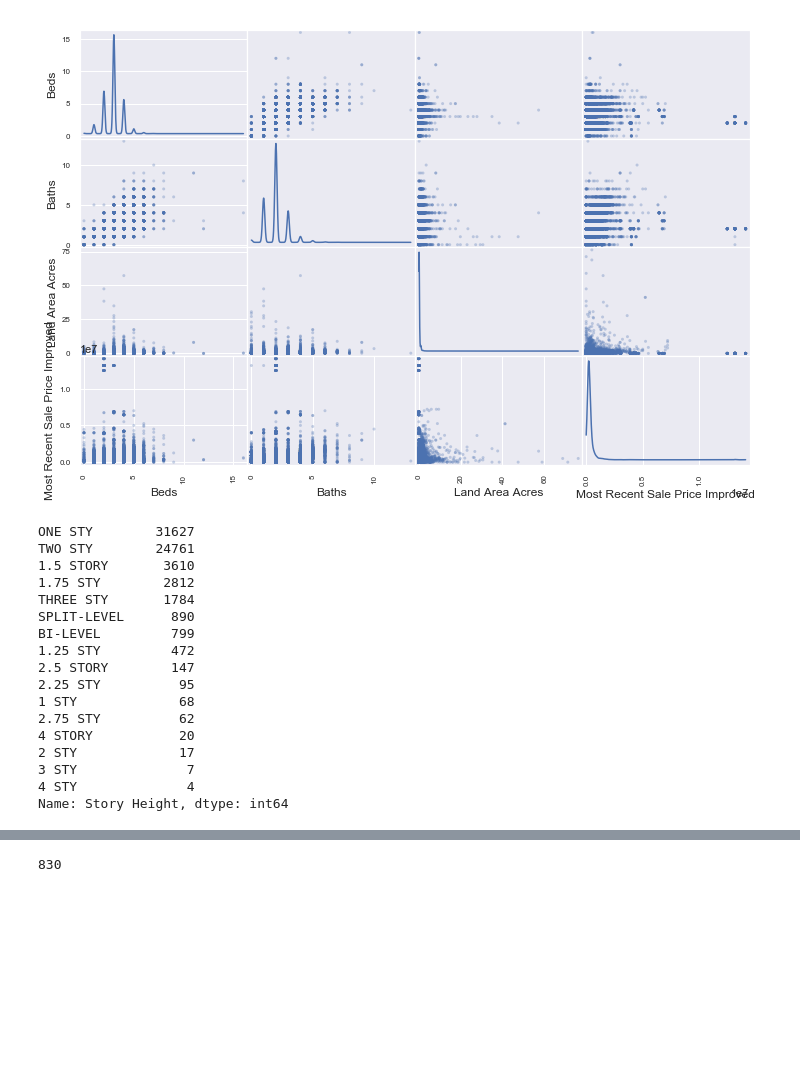
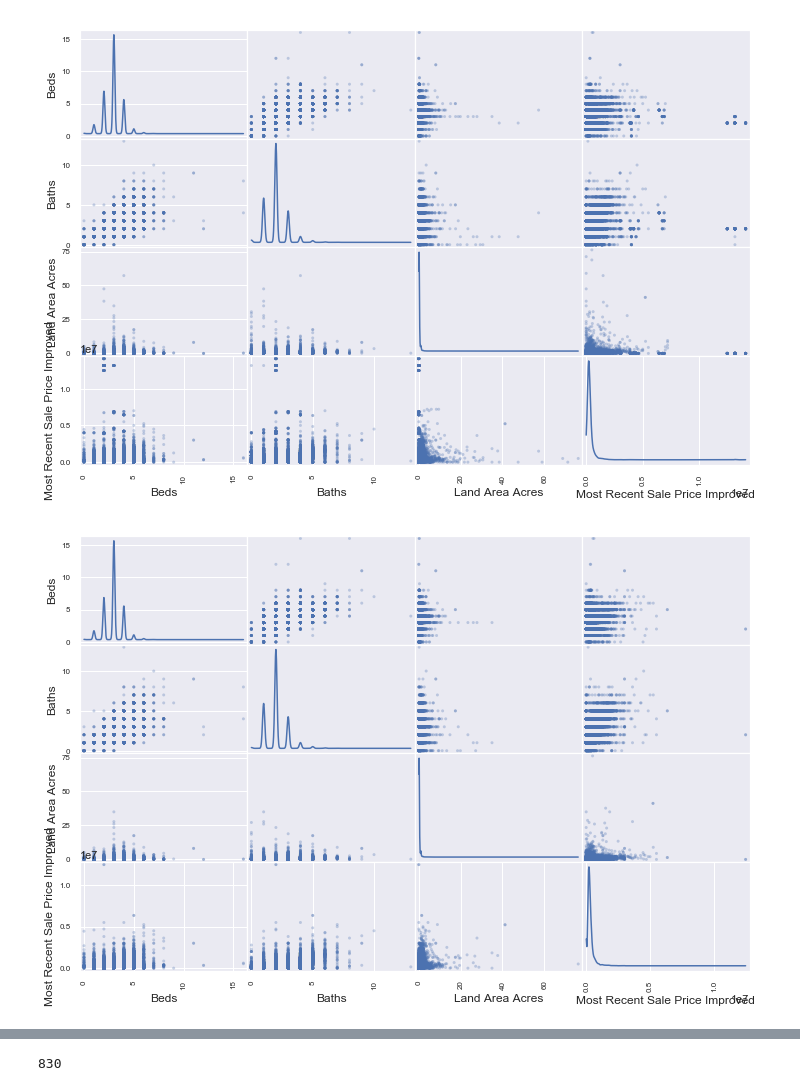
Before and after one commit to drewlehe/Nashville, a Jupyter notebook: MergedAnalysis.ipynb, the cells around one changed output, grey strips where cells are left out. Drawn from its saved outputs; the diff is of its cells as text; code cells hidden in the pictures; blank space fills up the shorter version.

```diff
--- a/MergedAnalysis.ipynb
+++ b/MergedAnalysis.ipynb
@@ -39,3 +23,0 @@ df['Sale Date']=pd.to_datetime(df['Sale Date'])
-# %%
-#Converting 'Land Area' column to clean float
-df['Land Area Acres'] = df['Land Area'].map(lambda x: x.replace(' ','').replace('Acres', '')).map(lambda x: float(x))
@@ -42 +36,3 @@ df['Land Area Acres'] = df['Land Area'].map(lambda x: x.replace(' ','').replace(
+# %%
+df=df
 # %%
@@ -56,7 +47,4 @@ df['Land Value Improved'].head(10)
 Name: Land Value Improved, dtype: float64
-# %%
-#Neighborhood column is all numbers, but it's categorical.
-df.Neighborhood = df.Neighborhood.map(lambda x: str(x))
 # %%
 sns.scatterplot(y=df['Most Recent Sale Price Improved'],x=df['Land Area Acres'], hue = df['Tax District'])
 # %% [output]
@@ -83,28 +66,9 @@ sns.violinplot(df['Year Built'])
 pd.plotting.scatter_matrix(df[['Beds','Baths', 'Land Area Acres','Most Recent Sale Price Improved']], alpha = 0.3,figsize = (12,8), diagonal = 'kde');
 # %% [output]
 [figure]
-# %%
-#Need to convert this to numeric. Split-level = 1.5, 1.75 story= 1.5
-df['Story Height Improved'] = df['Story Height'].astype(str).map(lambda x: x.replace('STY', '').replace('STORY','').replace(' ', '').replace('TWO', '2').replace('ONE', '1'))
-df['Story Height Improved']=df['Story Height Improved'].map(lambda x: x.replace('THREE', '3').replace('SPLIT-LEVEL','1.5').replace('BI-LEVEL', '2')).replace('1.75','1.5')
-df['Story Height Improved']=df['Story Height Improved'].map(lambda x: float(x))
-# %%
-df['Story Height'].value_counts()
-# %% [output]
-ONE STY        31627
-TWO STY        24761
-1.5 STORY       3610
-1.75 STY        2812
-THREE STY       1784
-SPLIT-LEVEL      890
-BI-LEVEL         799
-1.25 STY         472
-2.5 STORY        147
-2.25 STY          95
-1 STY             68
-2.75 STY          62
-4 STORY           20
-2 STY             17
-3 STY              7
-4 STY              4
-Name: Story Height, dtype: int64
+# %%
+#Now let's take out multi-parcel sales.
+df=df[df['Multiple Parcels Involved in Sale'] == "No"]
+pd.plotting.scatter_matrix(df[['Beds','Baths', 'Land Area Acres','Most Recent Sale Price Improved']], alpha = 0.3,figsize = (12,8), diagonal = 'kde');
+# %% [output]
+[figure, added]
```
Also changed, not shown: parts of 30 cells of this notebook, 1 other file.
